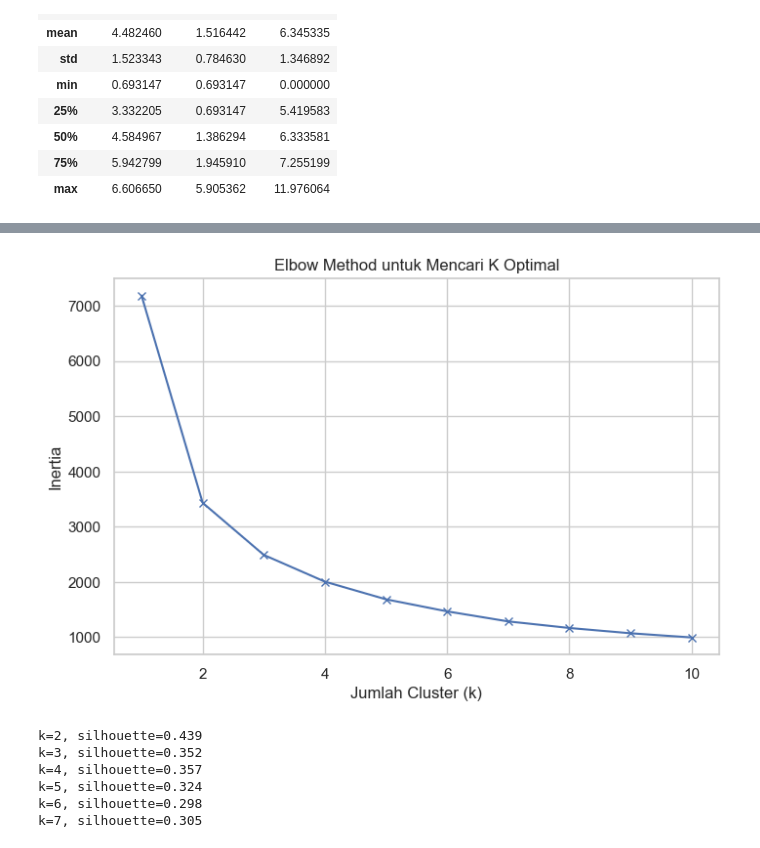
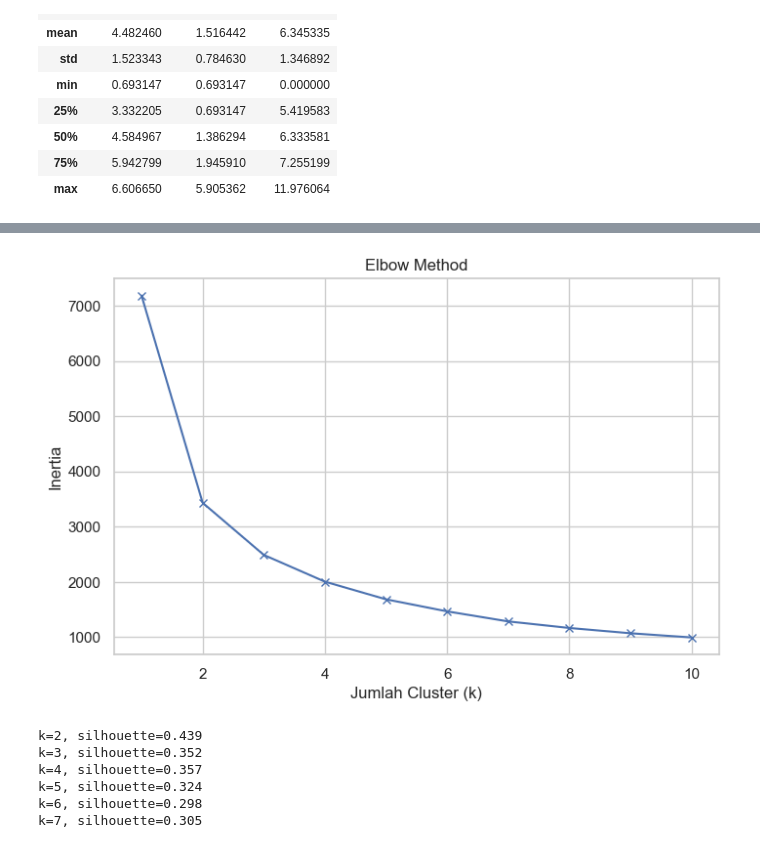
Before and after one commit to hansdarmawann/or2mrfm-1, a Jupyter notebook: notebooks/code.ipynb, the cells around one changed output, grey strips where cells are left out. Cells and saved outputs as stored; diff of their text form; code cells hidden in the pictures.

```diff
--- a/notebooks/code.ipynb
+++ b/notebooks/code.ipynb
@@ -100,11 +115,7 @@ rfm.columns = ['CustomerID', 'Recency', 'Frequency', 'Monetary']
 # %%
-import numpy as np
+rfm_log = rfm[['Recency', 'Frequency', 'Monetary']].apply(np.log1p)
 
-# Ambil kolom numerik saja (buang CustomerID)
-rfm_log = rfm[['Recency', 'Frequency', 'Monetary']].apply(np.log1p, axis=1)
-
-# Lihat perbedaannya (opsional)
-rfm_log.describe()
+display(rfm_log.describe())
 # %% [output]
 |  | Recency | Frequency | Monetary |
 | count | 5654.000000 | 5654.000000 | 5654.000000 |
@@ -144,23 +147,14 @@ Matplotlib is building the font cache; this may take a moment.
 # %%
-import seaborn as sns
-import matplotlib.pyplot as plt
-
-# Set tema visualisasi
-sns.set_theme(style="whitegrid")
-
-# Buat subplots: 2 baris (Histplot & Boxplot), 3 kolom (R, F, M)
 fig, ax = plt.subplots(2, 3, figsize=(18, 10))
-
 features = ['Recency', 'Frequency', 'Monetary']
 
 for i, col in enumerate(features):
-    # Baris 1: Histplot (Distribusi)
+
     sns.histplot(rfm_log[col], kde=True, ax=ax[0, i], color='skyblue')
-    ax[0, i].set_title(col + ' Distribution', fontsize=14)
+    ax[0, i].set_title(f'{col} Distribution')
 
-    # Baris 2: Boxplot (Outlier)
     sns.boxplot(x=rfm_log[col], ax=ax[1, i], color='salmon')
-    ax[1, i].set_title(col + ' Outliers', fontsize=14)
+    ax[1, i].set_title(f'{col} Outliers')
 
 plt.tight_layout()
 plt.show()
@@ -169,8 +163,11 @@ plt.show()
 # %%
-from sklearn.preprocessing import RobustScaler
+scaler = RobustScaler()
 
-scaler = RobustScaler()
 rfm_scaled = scaler.fit_transform(rfm_log)
 
-# Ubah kembali ke DataFrame agar enak dilihat
-df_scaled = pd.DataFrame(rfm_scaled, columns=['Recency', 'Frequency', 'Monetary'])
+df_scaled = pd.DataFrame(
+    rfm_scaled,
+    columns=['Recency', 'Frequency', 'Monetary']
+)
+
+display(df_scaled.head())
@@ -177,22 +181,18 @@ df_scaled = pd.DataFrame(rfm_scaled, columns=['Recency', 'Frequency', 'Monetary'
 # %%
-from sklearn.cluster import KMeans
-import matplotlib.pyplot as plt
-
 inertia = []
 K = range(1, 11)
 
 for k in K:
     kmeans = KMeans(n_clusters=k, random_state=42, n_init=10)
     kmeans.fit(df_scaled)
     inertia.append(kmeans.inertia_)
 
-# Visualisasi Elbow Method
-plt.figure(figsize=(8, 5))
+plt.figure(figsize=(8,5))
 plt.plot(K, inertia, 'bx-')
 plt.xlabel('Jumlah Cluster (k)')
 plt.ylabel('Inertia')
-plt.title('Elbow Method untuk Mencari K Optimal')
+plt.title('Elbow Method')
 plt.show()
 # %% [output]
-[figure, old version]
+[figure, new version]
 # %%
```
Also changed, not shown: parts of 20 cells of this notebook, 2 other files.
